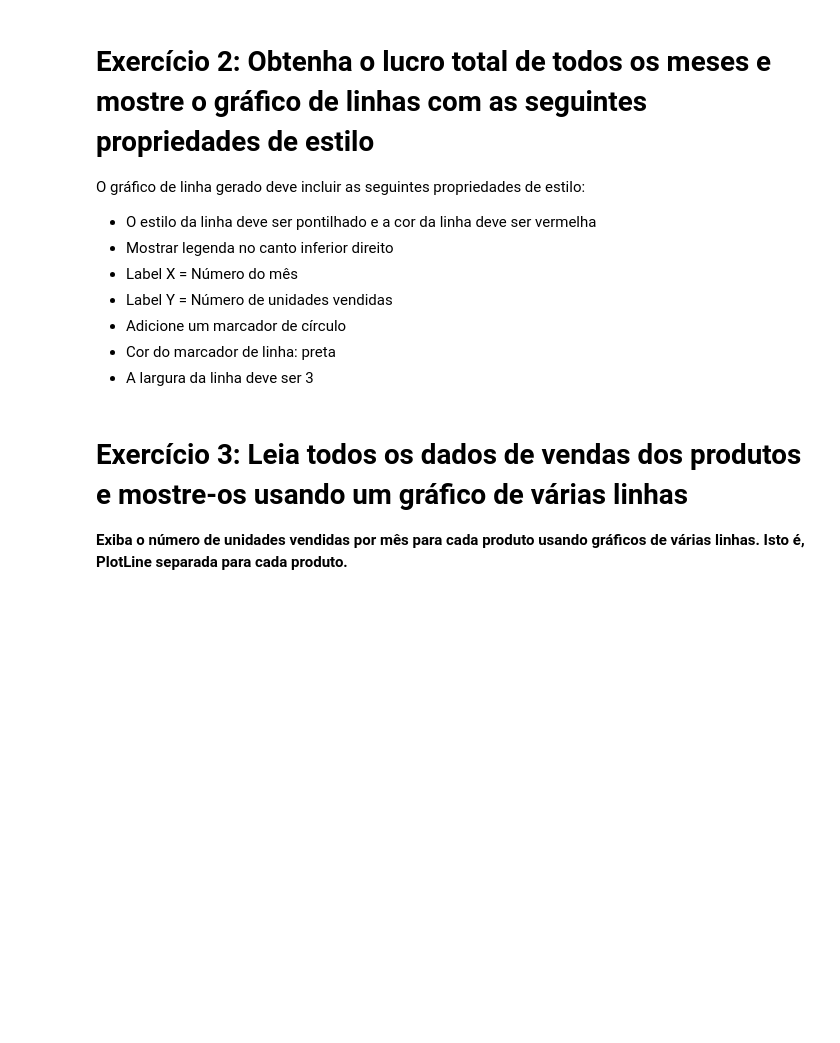
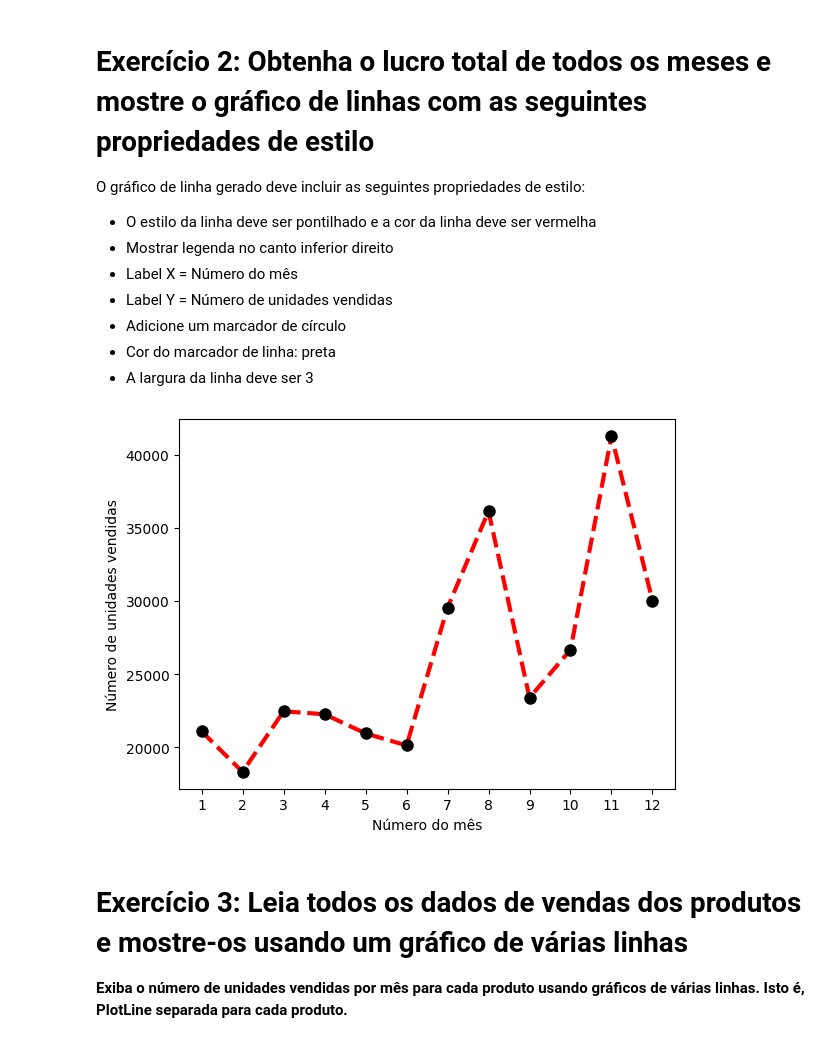
Before and after one commit to GianlucaStarke/introducao_ciencia_dados, a Jupyter notebook: Aula_03/plotanto_graficos/Matplotlib_Exercicio_Proposto.ipynb, the cells around one changed output. Cells and saved outputs as stored; diff of their text form; code cells hidden in the pictures; blank space fills up the shorter version.

```diff
--- a/Aula_03/plotanto_graficos/Matplotlib_Exercicio_Proposto.ipynb
+++ b/Aula_03/plotanto_graficos/Matplotlib_Exercicio_Proposto.ipynb
@@ -30,3 +36,19 @@ df = pd.read_csv("/content/company_sales_data.csv")
+# %%
+import pandas as pd
+import matplotlib.pyplot as plt
+
+df = pd.read_csv("content/company_sales_data.csv")
+
+mes = df['month_number'].tolist()
+unidades_vendidas = df['total_units'].tolist()
+
+plt.plot(mes, unidades_vendidas, color='red', lw = 3, ls = '--', marker='o', markersize = 8, markerfacecolor = 'black', markeredgecolor = 'black')
+plt.xticks(mes)
+plt.xlabel('Número do mês')
+plt.ylabel('Número de unidades vendidas')
+plt.show()
+# %% [output]
+[figure, added]
 # %% [markdown]
 # **Exercício 3: Leia todos os dados de vendas dos produtos e mostre-os usando um gráfico de várias linhas**
 
```
Also changed, not shown: parts of 13 cells of this notebook.
